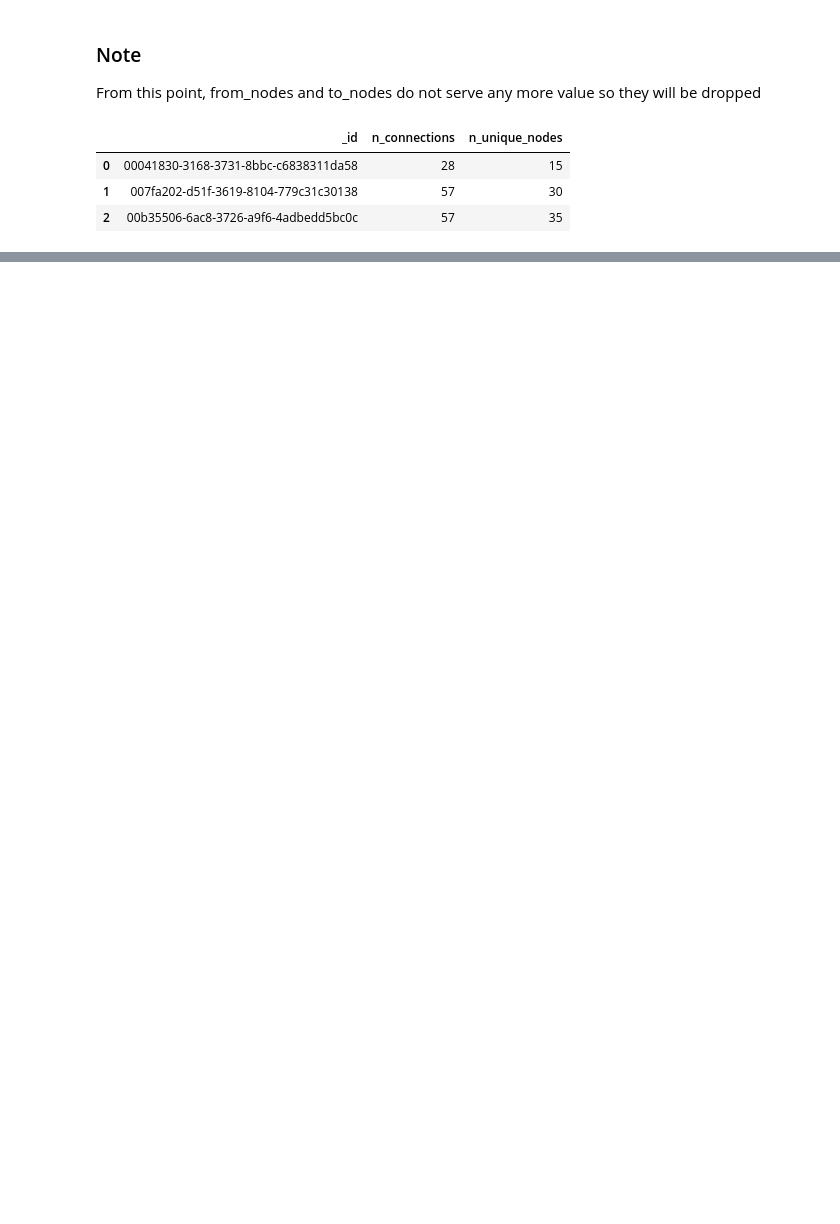
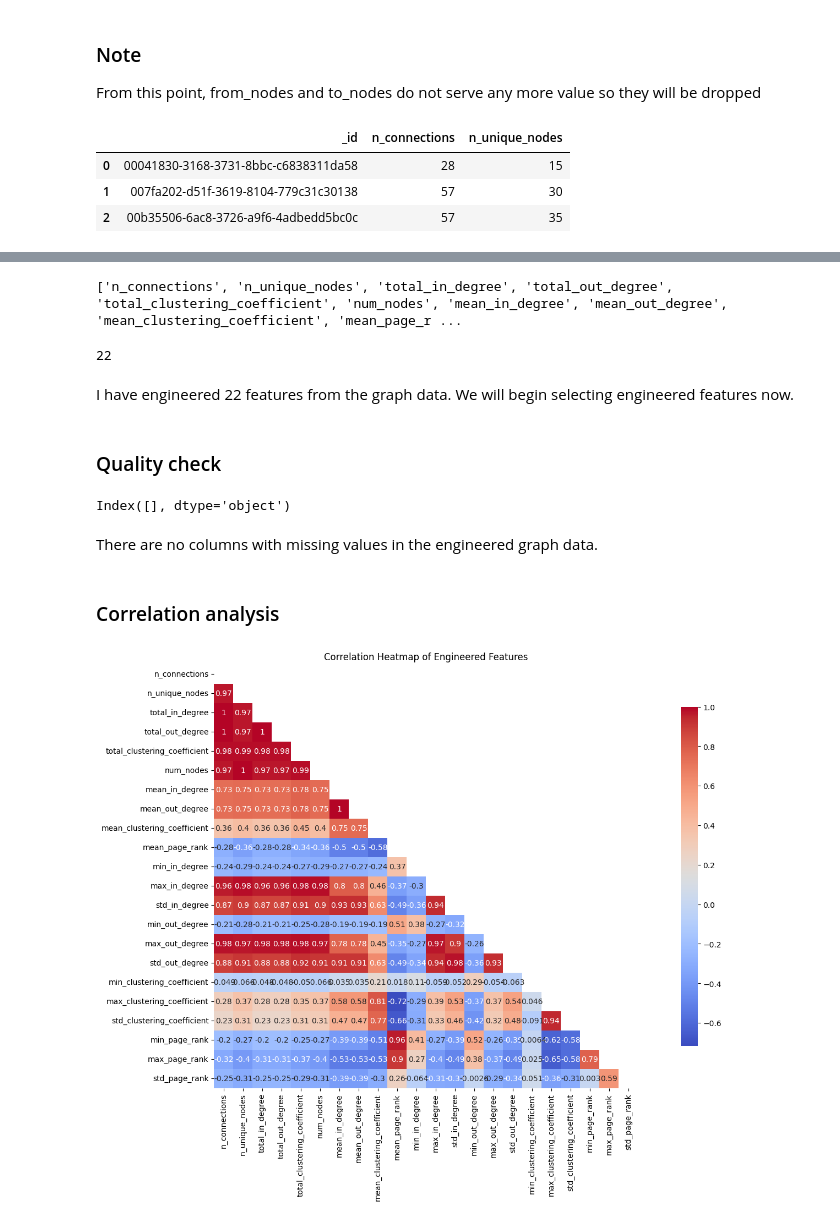
Before and after one commit to anhha9/api-behavior-anomaly, a Jupyter notebook: notebook/feature_engineered.ipynb, the cells around one changed output, grey strips where cells are left out. Cells and saved outputs as stored; diff of their text form; code cells hidden in the pictures; blank space fills up the shorter version.

Commit message:
Added features engineered

```diff
--- a/notebook/feature_engineered.ipynb
+++ b/notebook/feature_engineered.ipynb
@@ -295,0 +275,4 @@ Name: node, dtype: object
+# %%
+graph_features_merged = graph_features_merged.drop('total_page_rank', axis=1)
+
+graph_features_merged.head(3)
@@ -295,0 +297,39 @@ Name: node, dtype: object
+# %%
+# Engineered features are the features containing numeric values in the graph_features_merged since we need to calculate them (hence, engineered)
+engineered_features = graph_features_merged.select_dtypes(include=['number']).columns.tolist()
+print(engineered_features)
+# %% [output]
+['n_connections', 'n_unique_nodes', 'total_in_degree', 'total_out_degree', 'total_clustering_coefficient', 'num_nodes', 'mean_in_degree', 'mean_out_degree', 'mean_clustering_coefficient', 'mean_page_r ...
+# %%
+len(engineered_features)
+# %% [output]
+22
+# %% [markdown]
+I have engineered 22 features from the graph data. We will begin selecting engineered features now.
+# %% [markdown]
+### Quality check
+# %%
+# Finding columns with missing values
+null_columns = graph_features_merged.columns[graph_features_merged.isnull().any()]
+print(null_columns)
+# %% [output]
+Index([], dtype='object')
+# %% [markdown]
+There are no columns with missing values in the engineered graph data.
+# %% [markdown]
+### Correlation analysis
+# %%
+feature_corrs = graph_features_merged[engineered_features].corr()
+
+# Create a mask for the upper triangle (better visualization)
+matrix = np.triu(np.ones_like(feature_corrs, dtype=bool))
+
+# Create the heatmap
+fig = plt.figure(figsize=(20, 10))
+sns.heatmap(feature_corrs, annot=True, mask=matrix, cmap='coolwarm', square=True, cbar_kws={"shrink": .8})
+
+# Show the plot
+plt.title('Correlation Heatmap of Engineered Features')
+plt.show()
+# %% [output]
+[figure, added]
```
Also changed, not shown: parts of 27 cells of this notebook.
